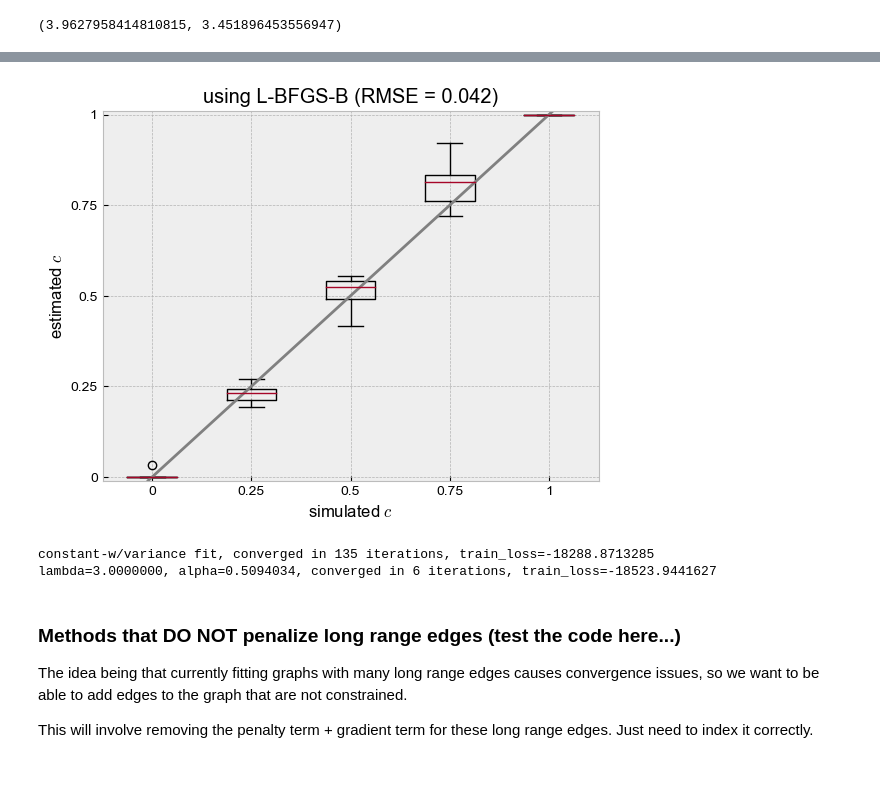
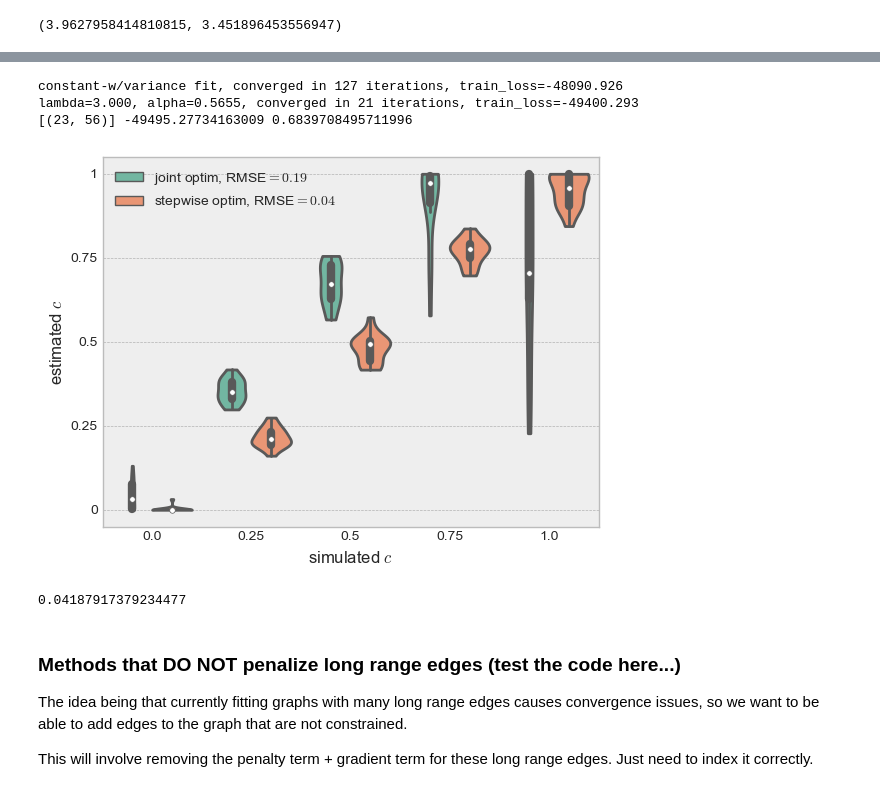
Before and after one commit to NovembreLab/feems, a Jupyter notebook: docs/notebooks/est-long-range.ipynb, the cells around one changed output, grey strips where cells are left out. Drawn from its saved outputs; the diff is of its cells as text; code cells hidden in the pictures.

Commit message:
commit before restructuring of lre to be outside of sp_graph object

```diff
--- a/docs/notebooks/est-long-range.ipynb
+++ b/docs/notebooks/est-long-range.ipynb
@@ -542,22 +624,37 @@ lambda=3.0000000, alpha=0.5094034, converged in 6 iterations, train_loss=-18810.
+# %%
+sp_graph = Joint_SpatialGraph(gen_test_80_adm, coord_def, grid_def, edge_def, long_range_edges=[(23,56)], c=0.6)
+sp_graph.fit(lamb=3.,optimize_q='n-dim'); sp_graph.fit(lamb=3.,optimize_q='n-dim',lamb_q=3.,alpha_q=.3, option='onlyc', verbose=False); obj = Joint_Objective(sp_graph); obj.inv(); obj.grad(reg=False); print(sp_graph.lre, obj.neg_log_lik(), sp_graph.c)
+# [(23,56)] -49495.2777; [(22, 56)] -49495.24078097215; [(24, 56)] -49495.297799941785; [(14, 56)] -49495.38460329902; [(32, 56)] -49495.25694773594
+# obj = Joint_Objective(sp_graph); obj.inv(); obj.grad(reg=False)
+# sp.optimize.minimize_scalar(get_grad_FEEMS_demes_nll_w_c,args=({'sp_graph':sp_graph,'obj':obj,'lrn':lrn}),bounds=(0,1),method='bounded').x
+# %% [output]
+constant-w/variance fit, converged in 127 iterations, train_loss=-48090.926
+lambda=3.000, alpha=0.5655, converged in 21 iterations, train_loss=-49400.293
+[(23, 56)] -49495.27734163009 0.6839708495711996
 # %%
-# plt.boxplot(estcR2mat); plt.xticks([1,2,3,4,5],['0','0.25','0.5','0.75','1']); plt.xlabel(r'simulated $c$'); plt.ylabel(r'estimated $c$'); plt.ylim((-0.01,1.01)); plt.title(r'RMSE = {}, $\lambda_q = 0.1, \alpha_q = 1$'.format(np.round(np.sqrt(np.mean((estcR2mat-np.array([0,0.25,0.5,0.75,1]))**2)),3))); plt.yticks(np.linspace(0,1,5),labels=['0','0.25','0.5','0.75','1']); plt.show() #plt.axline((1,0),slope=0.25,color='grey');
-# plt.boxplot(estcllmat); plt.xticks([1,2,3,4,5],['0','0.25','0.5','0.75','1']); plt.xlabel(r'simulated $c$'); plt.ylabel(r'estimated $c$'); plt.ylim((-0.01,1.01)); plt.title(r'using L-BFGS-B (RMSE = {})'.format(np.round(np.sqrt(np.mean((estcllmat-np.array([0,0.25,0.5,0.75,1]))**2)),3))); plt.yticks(np.linspace(0,1,5),labels=['0','0.25','0.5','0.75','1']); plt.axline((1,0),slope=0.25,color='grey');
-# gen_test_36_adm = np.loadtxt("/Users/vivaswatshastry/Google Drive/Other computers/My Mac mini/Documents/feemsResults/results/admixture/gentest36_c{}_sim{}.csv".format(25,10),delimiter=',')
-# sp_graph = Joint_SpatialGraph(gen_test_36_adm, coord_def, grid_def, edge_def); sp_graph.fit(lamb=3.,optimize_q='n-dim');
-# obj = Joint_Objective(sp_graph); obj.inv(); obj.grad(reg=False);
+# plt.boxplot(estcR2mat); plt.xticks([1,2,3,4,5],['0','0.25','0.5','0.75','1']); plt.xlabel(r'simulated $c$'); plt.ylabel(r'estimated $c$'); plt.ylim((-0.01,1.01)); plt.title(r'RMSE = %.3f, joint optim w/ $L^{-1} M L^{-1,T}$'%np.round(np.sqrt(np.mean((estcR2mat-np.array([0,0.25,0.5,0.75,1]))**2)),3)); plt.yticks(np.linspace(0,1,5),labels=['0','0.25','0.5','0.75','1']); plt.show() #plt.axline((1,0),slope=0.25,color='grey');
+# plt.boxplot(estcllmat); plt.xticks([1,2,3,4,5],['0','0.25','0.5','0.75','1']); plt.xlabel(r'simulated $c$'); plt.ylabel(r'estimated $c$'); plt.ylim((-0.01,1.01)); plt.title(r'RMSE = {}'.format(np.round(np.sqrt(np.mean((estcllmat-np.array([0,0.25,0.5,0.75,1]))**2)),3))); plt.yticks(np.linspace(0,1,5),labels=['0','0.25','0.5','0.75','1']); plt.axline((1,0),slope=0.25,color='grey');
 # plt.boxplot(estcllmat); plt.xticks([1,2,3,4,5],['0','0.25','0.5','0.75','1']); plt.xlabel(r'simulated $c$'); plt.ylabel('LL(correct) - LL(wrong)'); plt.axhline(1.,color='grey',ls='--');
+
+# df = pd.DataFrame(np.random.rand(32,5), columns=[0,0.25,0.5,0.75,1])
+df['E'] = [r'joint optim, RMSE$ = 0.19$']*16+[r'stepwise optim, RMSE$ = 0.04$']*16
+# df.iloc[:16,:5] = estcR2mat
+# df.iloc[16:,:5] = estcllmat
+sns.violinplot(df.melt(id_vars=['E'], value_vars=[0,0.25,0.5,0.75,1]), cut=0, inner='box',x='variable', y='value', hue='E', palette='Set2'); plt.xlabel(r'simulated $c$'); plt.legend(loc='upper left'); plt.ylabel(r'estimated $c$'); plt.yticks(np.linspace(0,1,5),labels=['0','0.25','0.5','0.75','1']); plt.show()
 # %% [output]
-[figure, old version]
+[figure, new version]
+# %%
+np.sqrt(np.mean((df.iloc[16:,:5] - np.repeat([0,0.25,0.5,0.75,1],16).reshape(-1,5,order='F'))**2))
+# %% [output]
+0.04187917379234477
 # %%
 # lamb_grid = np.geomspace(1e-1,100,10,endpoint=True)[::-1]
 # cvq_err = run_cv_joint(sp_graph_jt, lamb_grid=lamb_grid, lamb_q_grid=lamb_grid)
 # print(lamb_grid[np.argmin(np.mean(cvq_err,axis=(0,2)))], lamb_grid[np.argmin(np.mean(cvq_err,axis=(0,1)))])
-# plt.plot(lamb_grid,np.mean(cvq_err,axis=(0,1)),'k-o',label=r'$\lambda_w $'); plt.xlabel('values'); plt.ylabel('LOO CV error'); plt.plot(lamb_grid,np.mean(cvq_err,axis=(0,2)),'-o',color='grey',label=r'$\lambda_q$'); plt.semilogx(); plt.legend();
+# plt.plot(lamb_grid,np.mean(cvq_err,axis=(0,1)),'k-o',label=r'$\lambda_w$'); plt.xlabel('values'); plt.ylabel('LOO CV error'); plt.plot(lamb_grid,np.mean(cvq_err,axis=(0,2)),'-o',color='grey',label=r'$\lambda_q$'); plt.semilogx(); plt.legend();
 # sp_graph = Joint_SpatialGraph(gen_test_36_adm, coord_def, grid_def, edge_def, long_range_edges=[(8,27)],c=0.2);
-sp_graph.fit(lamb=3.,optimize_q='n-dim',option='joint',lamb_q=3.,alpha_q=.3);
+# sp_graph.fit(lamb=3.,optimize_q='n-dim',option='joint',lamb_q=3.,alpha_q=.3); sp_graph.c
+# sp.optimize.minimize_scalar(get_grad_FEEMS_demes_nll_w_c,args=({'sp_graph':sp_graph,'obj':obj,'lrn':lrn}),bounds=(0,1),method='bounded').x
-# %% [output]
-constant-w/variance fit, converged in 135 iterations, train_loss=-18288.8713285
-lambda=3.0000000, alpha=0.5094034, converged in 6 iterations, train_loss=-18523.9441627
 # %% [markdown]
 ### Methods that DO NOT penalize long range edges (test the code here...)
 
```
Also changed, not shown: parts of 44 cells of this notebook, 4 other files.
